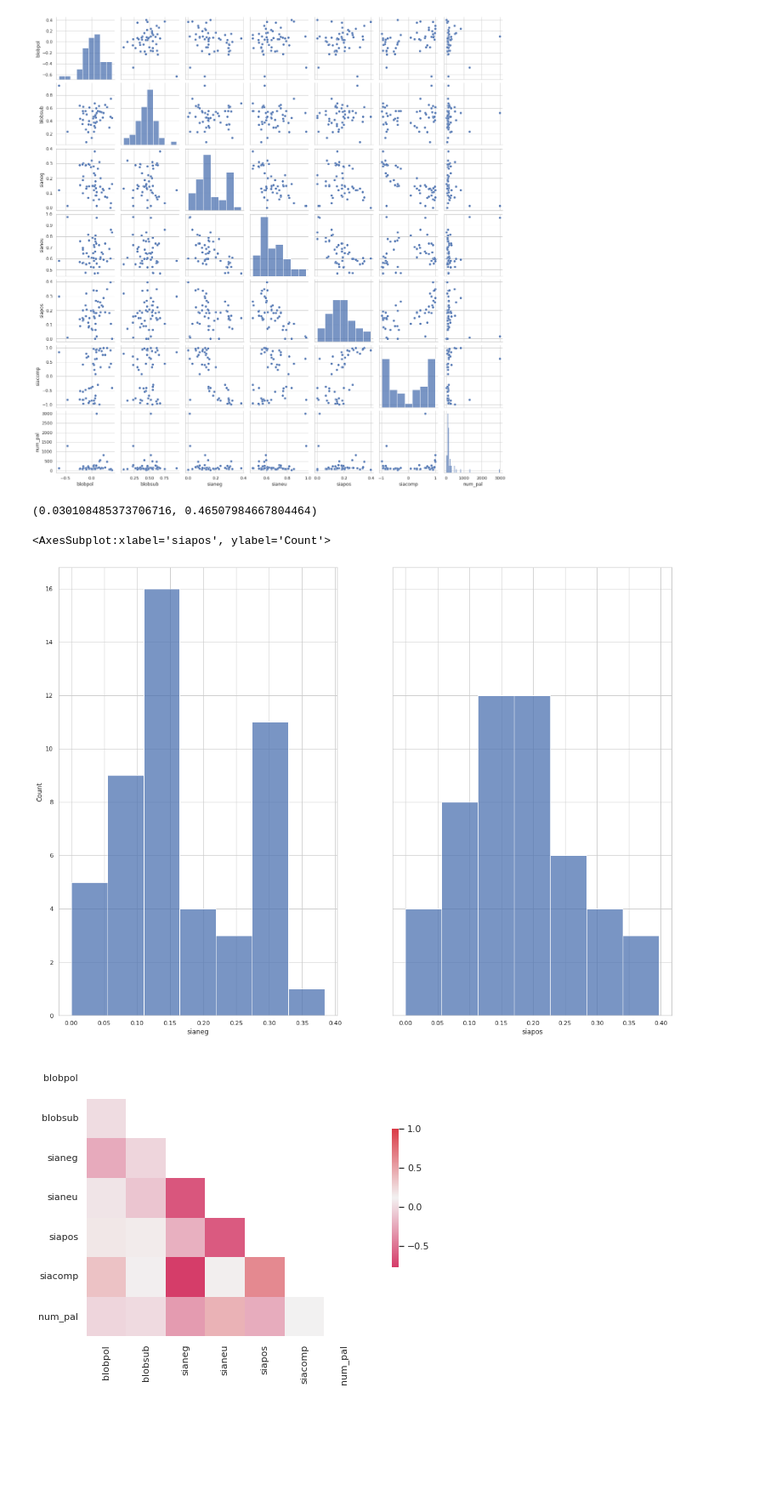
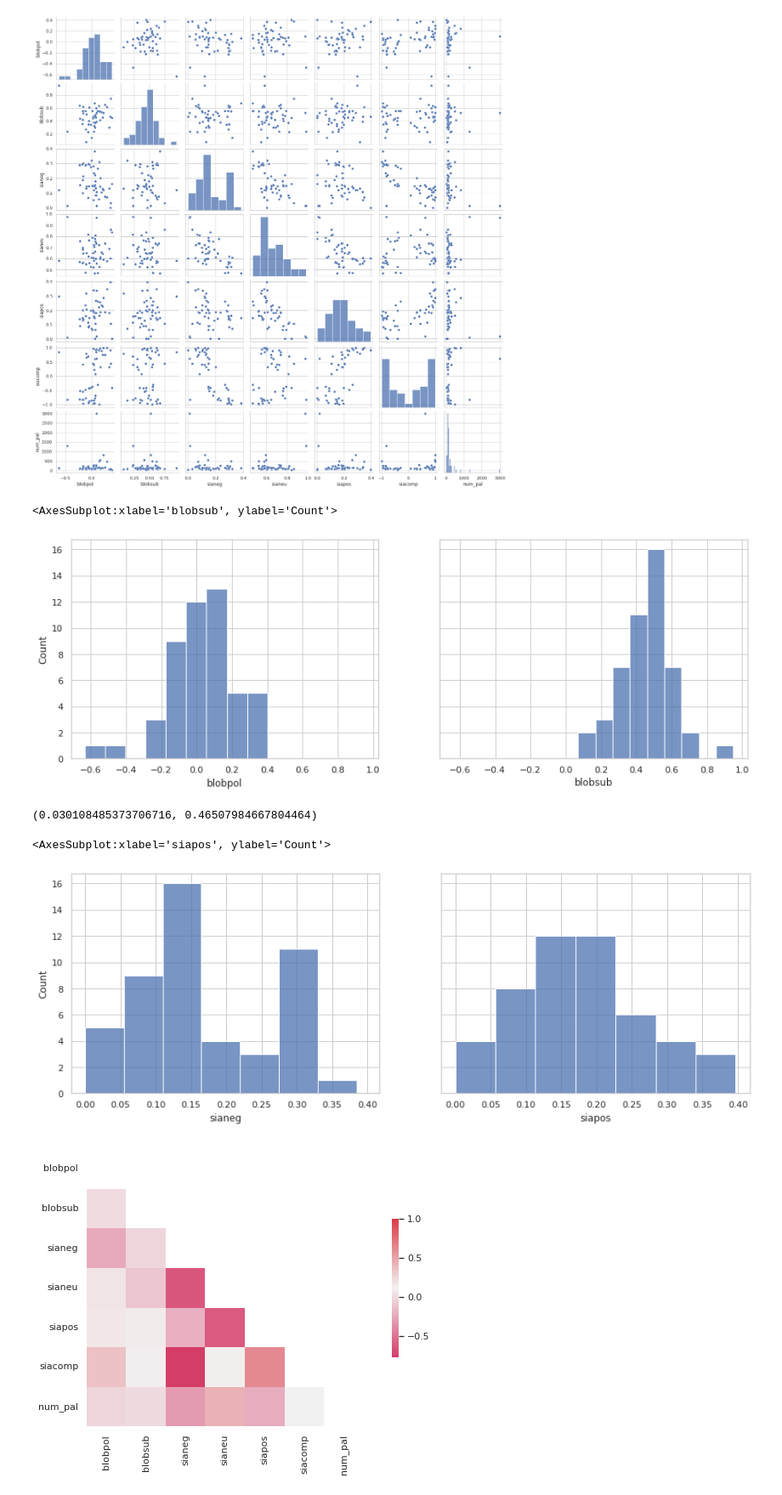
Before and after one commit to data2021oct/web-scrapping-miniproject, a Jupyter notebook: visual.ipynb, the cells around one changed output. Shown: that part at 85% size. Cells and saved outputs as stored; diff of their text form; code cells hidden in the pictures; blank space fills up the shorter version.

Commit message:
visual

```diff
--- a/visual.ipynb
+++ b/visual.ipynb
@@ -27,3 +25,10 @@ sns.pairplot(sentiments)
+# %%
+fig, axs = plt.subplots(nrows=1, ncols=2, figsize=(15,5),sharey = True,sharex=True)
+sns.histplot(sentiments["blobpol"],ax=axs[0])
+sns.histplot(sentiments["blobsub"],ax=axs[1])
+# %% [output]
+<AxesSubplot:xlabel='blobsub', ylabel='Count'>
+[figure, added]
 # %%
 polaridad = sentiments.blobpol.mean()
 subjetividad = sentiments.blobsub.mean()
@@ -32,12 +37,12 @@ polaridad, subjetividad
 # %% [output]
 (0.030108485373706716, 0.46507984667804464)
 # %%
-fig, axs = plt.subplots(nrows=1, ncols=2, figsize=(20,15),sharey = True)
+fig, axs = plt.subplots(nrows=1, ncols=2, figsize=(15,5),sharey = True,sharex=True)
 sns.histplot(sentiments["sianeg"],ax=axs[0])
 sns.histplot(sentiments["siapos"],ax=axs[1])
 # %% [output]
 <AxesSubplot:xlabel='siapos', ylabel='Count'>
-[figure, old version]
+[figure, new version]
 # %%
 corr = sentiments.corr()
 mascara = np.triu(np.ones_like(corr, dtype=bool)) # generamos la máscara para la triangular superior
```
Also changed, not shown: parts of 3 cells of this notebook.
